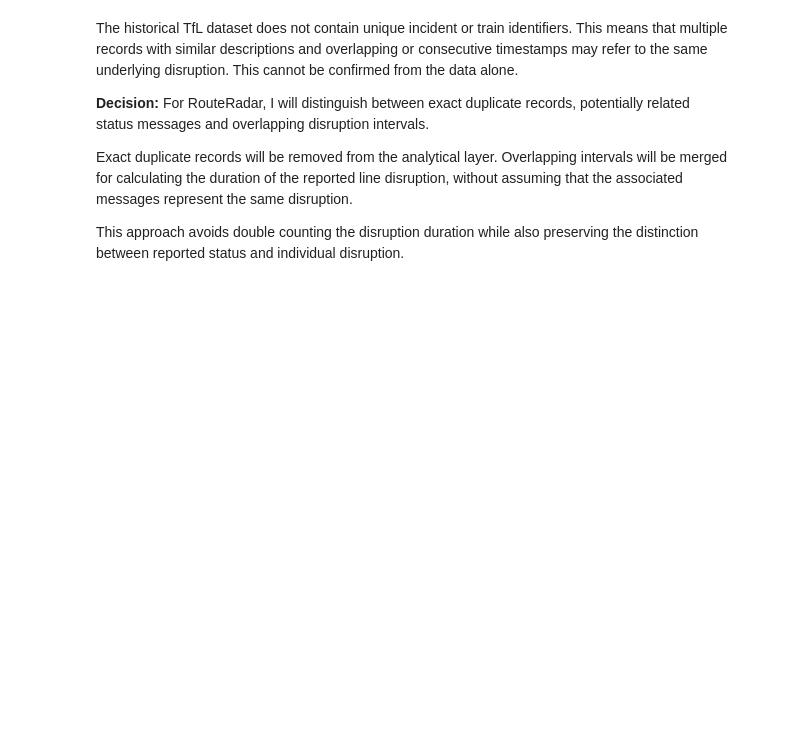
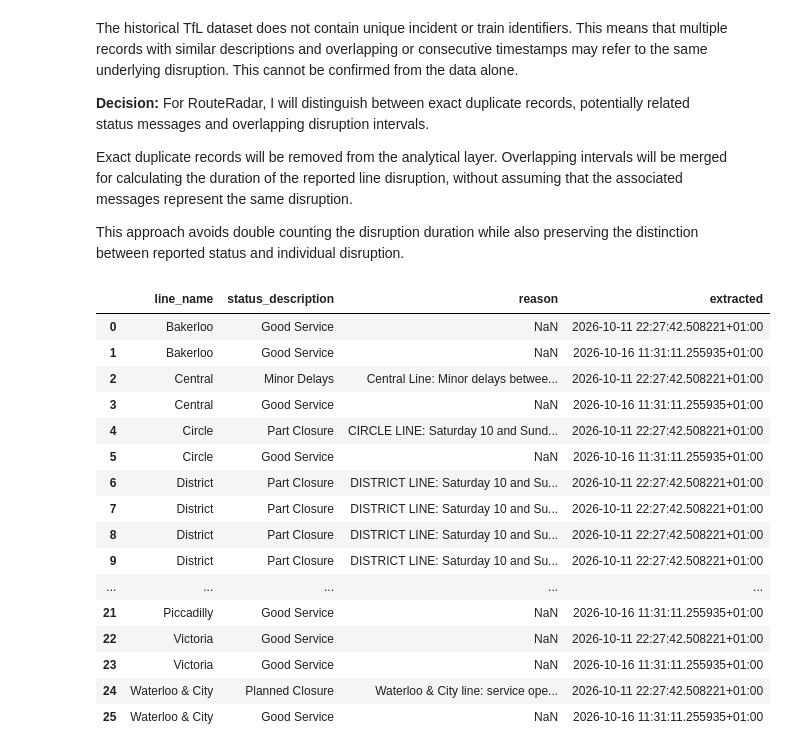
Before and after one commit to RithinBhudia/RouteRadar, a Jupyter notebook: notebooks/01_profiling_historical.ipynb, the cells around one changed output. Saved outputs shown, nothing was run; the diff lists cells and outputs as text; code cells hidden in the pictures; blank space fills up the shorter version.

```diff
--- a/notebooks/01_profiling_historical.ipynb
+++ b/notebooks/01_profiling_historical.ipynb
@@ -495,6 +495,36 @@ The historical TfL dataset does not contain unique incident or train identifiers
 Exact duplicate records will be removed from the analytical layer. Overlapping intervals will be merged for calculating the duration of the reported line disruption, without assuming that the associated messages represent the same disruption.
 
 This approach avoids double counting the disruption duration while also preserving the distinction between reported status and individual disruption.
+# %%
+# testing load_api_status.py
+test = conn.execute("""
+SELECT line_name,
+status_description,
+reason,
+extracted
+FROM api_line_status
+ORDER BY line_name
+""").df()
+
+display(test)
+# %% [output]
+|  | line_name | status_description | reason | extracted |
+| 0 | Bakerloo | Good Service | NaN | 2026-10-11 22:27:42.508221+01:00 |
+| 1 | Bakerloo | Good Service | NaN | 2026-10-16 11:31:11.255935+01:00 |
+| 2 | Central | Minor Delays | Central Line: Minor delays betwee... | 2026-10-11 22:27:42.508221+01:00 |
+| 3 | Central | Good Service | NaN | 2026-10-16 11:31:11.255935+01:00 |
+| 4 | Circle | Part Closure | CIRCLE LINE: Saturday 10 and Sund... | 2026-10-11 22:27:42.508221+01:00 |
+| 5 | Circle | Good Service | NaN | 2026-10-16 11:31:11.255935+01:00 |
+| 6 | District | Part Closure | DISTRICT LINE: Saturday 10 and Su... | 2026-10-11 22:27:42.508221+01:00 |
+| 7 | District | Part Closure | DISTRICT LINE: Saturday 10 and Su... | 2026-10-11 22:27:42.508221+01:00 |
+| 8 | District | Part Closure | DISTRICT LINE: Saturday 10 and Su... | 2026-10-11 22:27:42.508221+01:00 |
+| 9 | District | Part Closure | DISTRICT LINE: Saturday 10 and Su... | 2026-10-11 22:27:42.508221+01:00 |
+| ... | ... | ... | ... | ... |
+| 21 | Piccadilly | Good Service | NaN | 2026-10-16 11:31:11.255935+01:00 |
+| 22 | Victoria | Good Service | NaN | 2026-10-11 22:27:42.508221+01:00 |
+| 23 | Victoria | Good Service | NaN | 2026-10-16 11:31:11.255935+01:00 |
+| 24 | Waterloo & City | Planned Closure | Waterloo & City line: service ope... | 2026-10-11 22:27:42.508221+01:00 |
+| 25 | Waterloo & City | Good Service | NaN | 2026-10-16 11:31:11.255935+01:00 |
 # %%
 # close the connectection
 conn.close()
```
Also changed, not shown: parts of 1 cell of this notebook, 3 other files.
